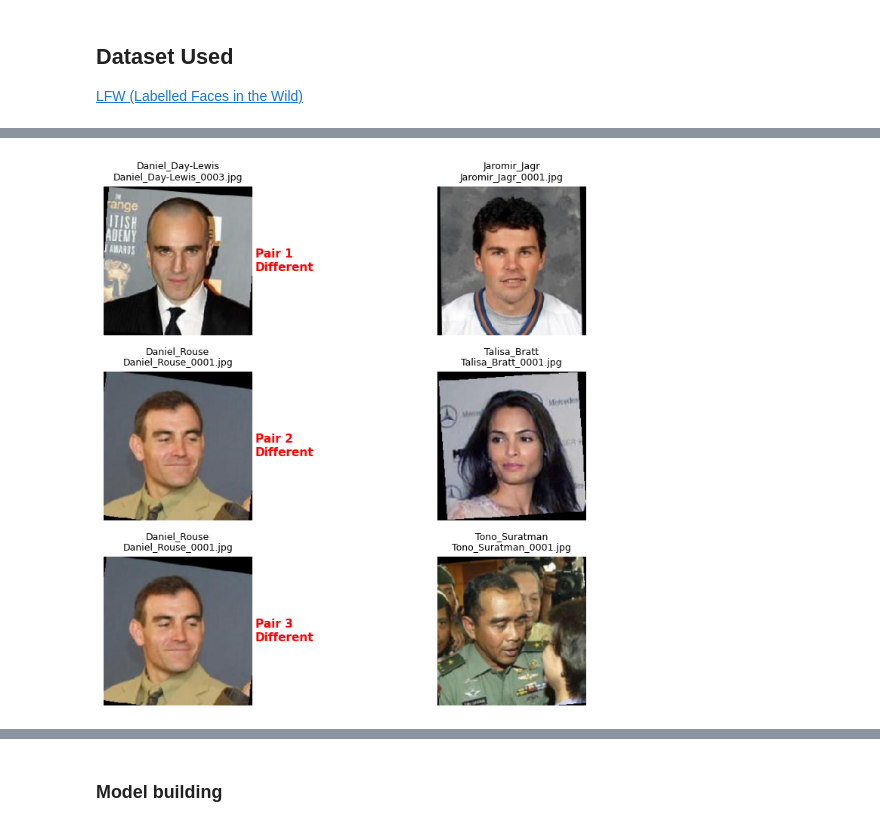
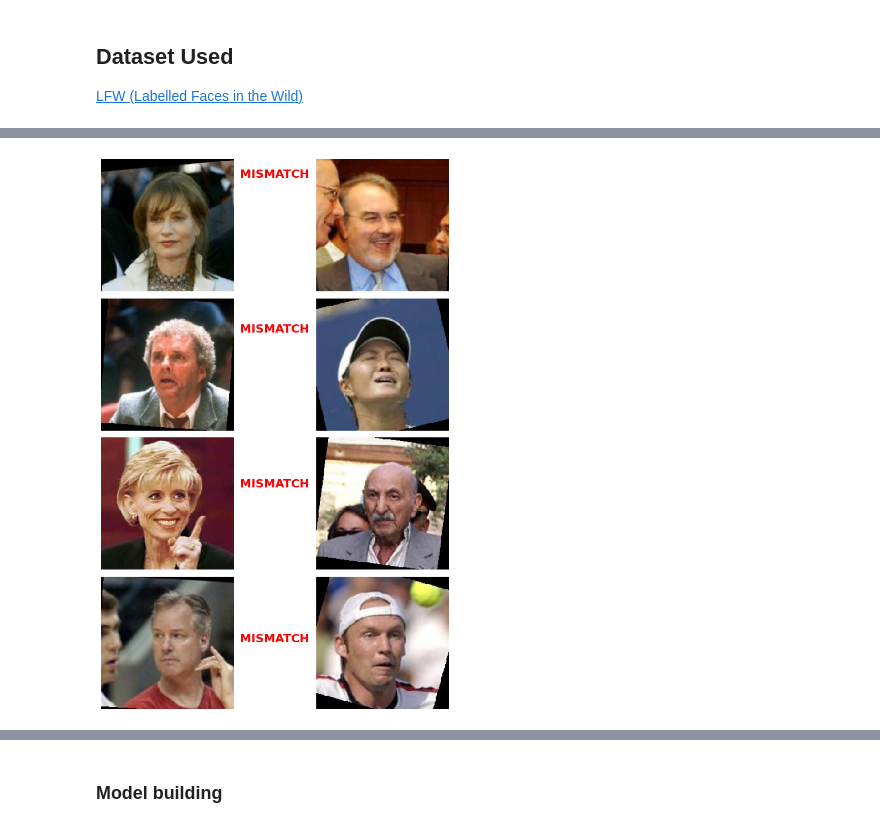
Before and after one commit to russomario/Siamese-Network-HAEEI, a Jupyter notebook: siamese.ipynb, the cells around one changed output, grey strips where cells are left out. Saved outputs shown, nothing was run; the diff lists cells and outputs as text; code cells hidden in the pictures.

```diff
--- a/siamese.ipynb
+++ b/siamese.ipynb
@@ -138,50 +115,57 @@ Negative pairs (different person): 500
 # %%
 import numpy as np
 
-# visualize some pairs (improved: show names, filenames and colored borders for easy distinction)
 
-def visualize_pairs(pairs, labels, num_pairs=5):
-    """Visualize pairs of images with readable info and colored border:
-       green = same person, red = different persons"""
-    num_pairs = min(num_pairs, len(pairs))
-    fig, axes = plt.subplots(num_pairs, 2, figsize=(10, num_pairs * 2.5))
-    if num_pairs == 1:
+def visualize_pairs(pairs, labels):
+    n_pairs = len(pairs)
+    fig, axes = plt.subplots(nrows=n_pairs, ncols=2, figsize=(10, 3 * n_pairs))
+
+    # Handle single pair case
+    if n_pairs == 1:
         axes = axes.reshape(1, 2)
 
-    for i in range(num_pairs):
-        img1_path, img2_path = pairs[i]
-        true_label = int(labels[i])
-        label_str = "Same" if true_label == 1 else "Different"
-        color = "green" if true_label == 1 else "red"
+    for i, (pair, label) in enumerate(zip(pairs, labels)):
+        img1 = img_to_array(load_img(pair[0], target_size=IMG_SIZE)) / 255.0
+        img2 = img_to_array(load_img(pair[1], target_size=IMG_SIZE)) / 255.0
 
-        img1 = np.array(load_and_preprocess_image(img1_path))
-        img2 = np.array(load_and_preprocess_image(img2_path))
+        # Determine label and color
+        label_text = "MATCH" if label == 1 else "MISMATCH"
+        color = "green" if label == 1 else "red"
 
-        ax1, ax2 = axes[i, 0], axes[i, 1]
-        ax1.imshow(np.clip(img1, 0, 1))
-        ax1.axis("off")
-        ax1.set_title(f"{img1_path.parent.name}\n{img1_path.name}", fontsize=9)
+        axes[i, 0].imshow(img1)
+        axes[i, 0].axis("off")
 
-        ax2.imshow(np.clip(img2, 0, 1))
-        ax2.axis("off")
-        ax2.set_title(f"{img2_path.parent.name}\n{img2_path.name}", fontsize=9)
+        axes[i, 1].imshow(img2)
+        axes[i, 1].axis("off")
 
-        # make spines visible and colored so the pair is distinguishable at a glance
-        for ax in (ax1, ax2):
+        # Add colored borders
+        for ax in [axes[i, 0], axes[i, 1]]:
             for spine in ax.spines.values():
                 spine.set_visible(True)
                 spine.set_edgecolor(color)
                 spine.set_linewidth(3)
 
-        # add pair label between the two images
-        ax1.text(1.02, 0.5, f"Pair {i+1}\n{label_str}", transform=ax1.transAxes,
-                 va="center", fontsize=11, color=color, weight="bold")
+        # Add text between images for each pair
+        fig.text(
+            0.5,
+            1 - (i + 0.5) / n_pairs,
+            f"{label_text}",
+            ha="center",
+            va="center",
+            fontsize=16,
+            fontweight="bold",
+            color=color,
+            transform=fig.transFigure,
+        )
 
     plt.tight_layout()
+    plt.subplots_adjust(top=0.9)  # Make room for text
     plt.show()
 
-# Example call (keep same slice as before)
-random_index = random.randint(0, len(train_pairs) - 4)
-visualize_pairs(train_pairs[random_index:], train_labels[random_index:], num_pairs=3)
+
+random_indices = random.sample(range(len(all_pairs)), 4)
+pairs = [all_pairs[i] for i in random_indices]
+labels = [all_labels[i] for i in random_indices]
+visualize_pairs(pairs, labels)
 # %% [output]
-[figure, old version]
+[figure, new version]
```
Also changed, not shown: parts of 31 cells of this notebook.
